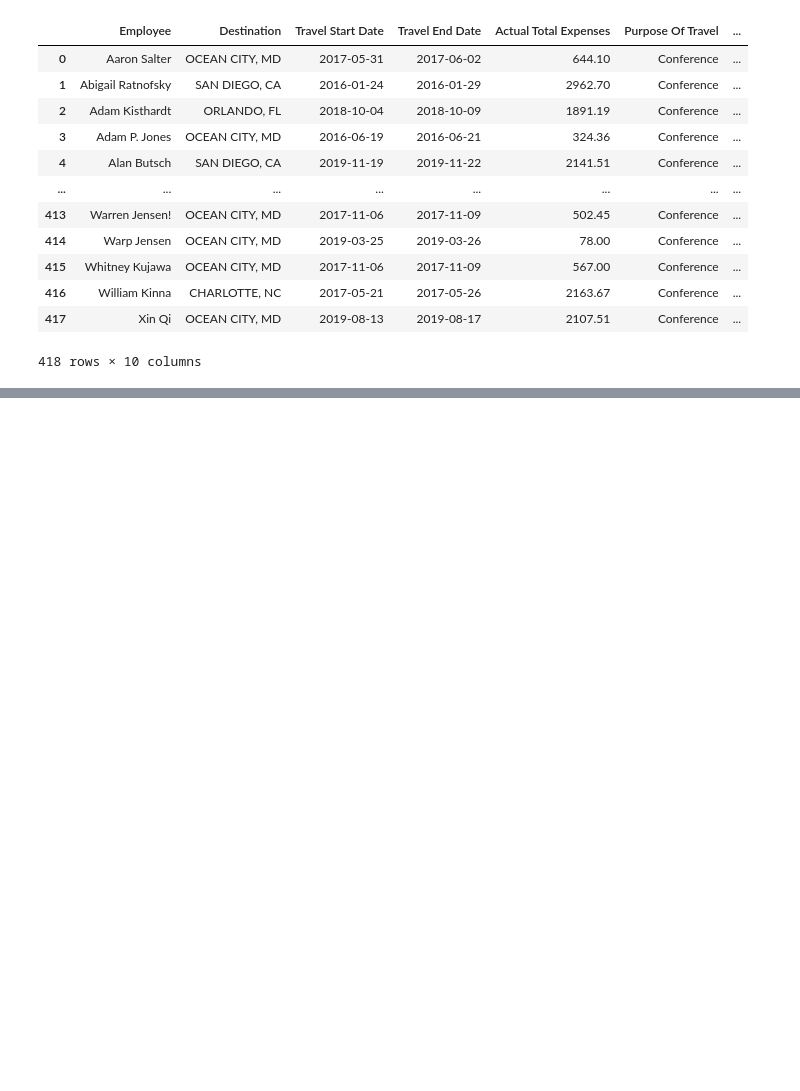
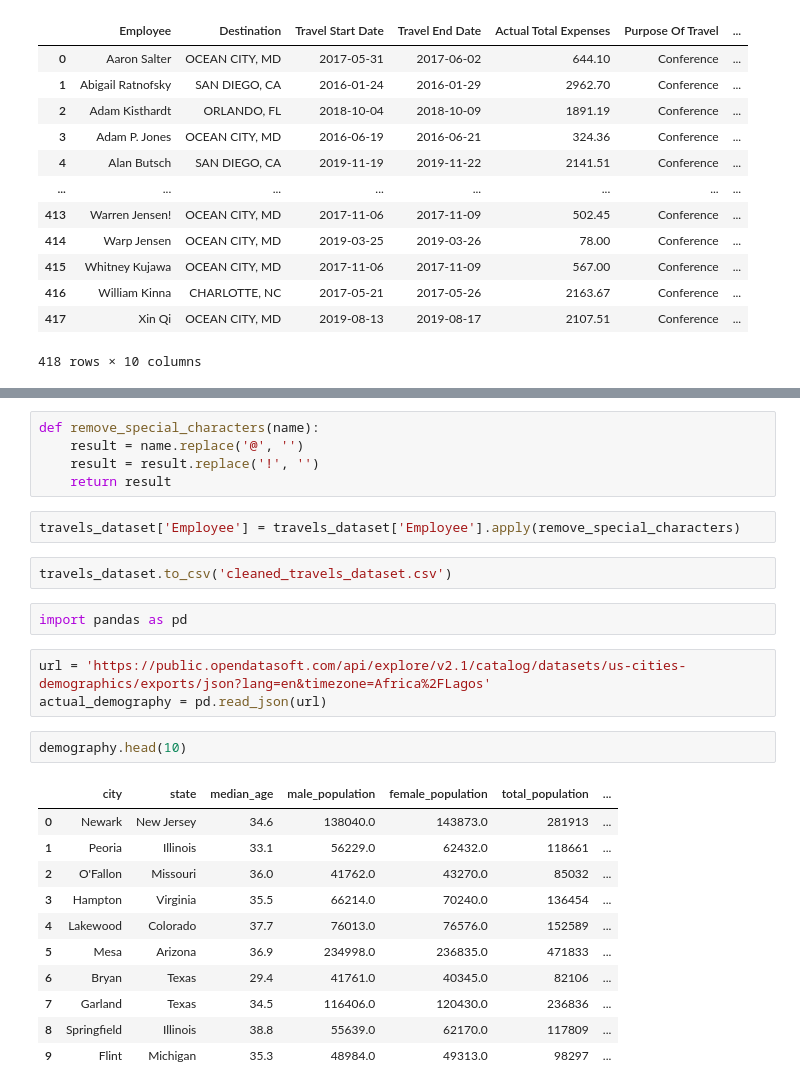
Before and after one commit to Klawreal/data_cleaning, a Jupyter notebook: index.ipynb, the cells around one changed output, grey strips where cells are left out. Drawn from its saved outputs; the diff is of its cells as text; blank space fills up the shorter version.

Commit message:
This extract the demography dataset

```diff
--- a/index.ipynb
+++ b/index.ipynb
@@ -146,0 +156,28 @@ travels_dataset.drop(columns='Lasttname')
+# %%
+def remove_special_characters(name):
+    result = name.replace('@', '')
+    result = result.replace('!', '')
+    return result
+# %%
+travels_dataset['Employee'] = travels_dataset['Employee'].apply(remove_special_characters)
+# %%
+travels_dataset.to_csv('cleaned_travels_dataset.csv')
+# %%
+import pandas as pd
+# %%
+url = 'https://public.opendatasoft.com/api/explore/v2.1/catalog/datasets/us-cities-demographics/exports/json?lang=en&timezone=Africa%2FLagos'
+actual_demography = pd.read_json(url)
+# %%
+demography.head(10)
+# %% [output]
+|  | city | state | median_age | male_population | female_population | total_population | ... |
+| 0 | Newark | New Jersey | 34.6 | 138040.0 | 143873.0 | 281913 | ... |
+| 1 | Peoria | Illinois | 33.1 | 56229.0 | 62432.0 | 118661 | ... |
+| 2 | O'Fallon | Missouri | 36.0 | 41762.0 | 43270.0 | 85032 | ... |
+| 3 | Hampton | Virginia | 35.5 | 66214.0 | 70240.0 | 136454 | ... |
+| 4 | Lakewood | Colorado | 37.7 | 76013.0 | 76576.0 | 152589 | ... |
+| 5 | Mesa | Arizona | 36.9 | 234998.0 | 236835.0 | 471833 | ... |
+| 6 | Bryan | Texas | 29.4 | 41761.0 | 40345.0 | 82106 | ... |
+| 7 | Garland | Texas | 34.5 | 116406.0 | 120430.0 | 236836 | ... |
+| 8 | Springfield | Illinois | 38.8 | 55639.0 | 62170.0 | 117809 | ... |
+| 9 | Flint | Michigan | 35.3 | 48984.0 | 49313.0 | 98297 | ... |
```
Also changed, not shown: parts of 9 cells of this notebook, 2 other files.
